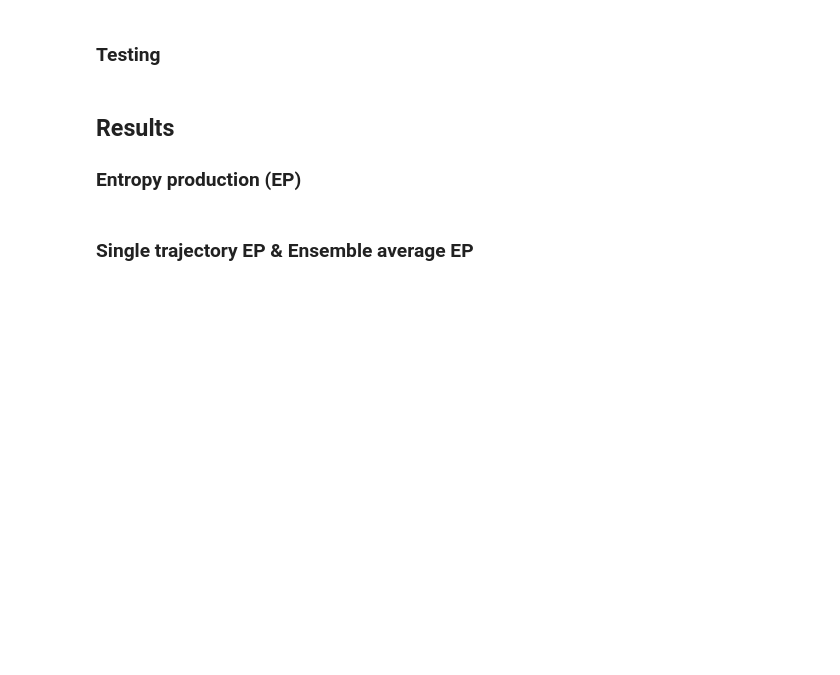
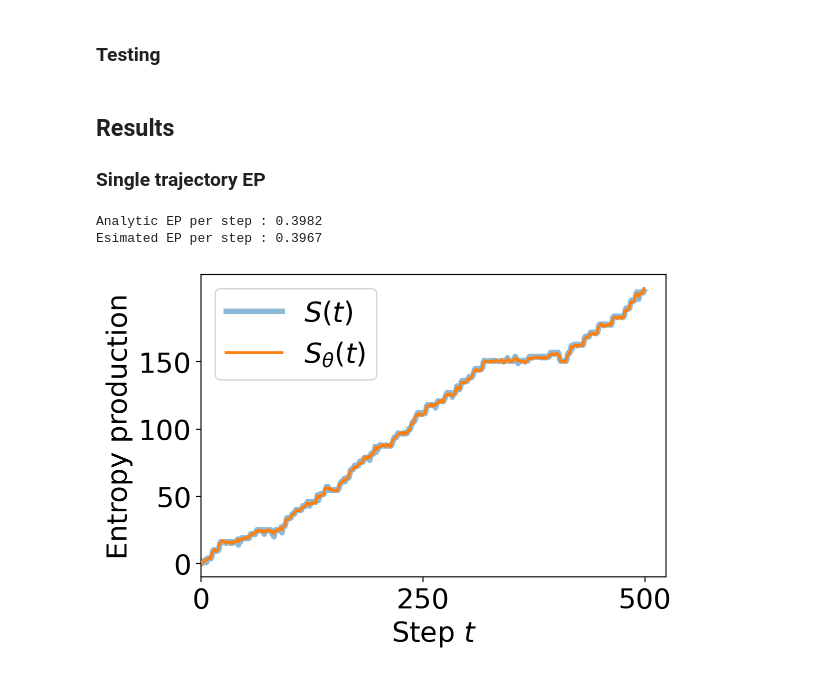
Before and after one commit to kdkyum/neep, a Jupyter notebook: notebooks/ratchet.ipynb, the cells around one changed output. Drawn from its saved outputs; the diff is of its cells as text; code cells hidden in the pictures; blank space fills up the shorter version.

```diff
--- a/notebooks/ratchet.ipynb
+++ b/notebooks/ratchet.ipynb
@@ -86,7 +88,8 @@ opt.device = 'cuda:0'
 opt.batch_size = 4096
 opt.test_batch_size = 50000
 opt.n_token = 6
-opt.n_hidden = 512
+opt.n_hidden = 128
+opt.n_layer = 2
 
 opt.lr = 0.0001
 opt.wd = 5e-5
@@ -124,8 +123,7 @@ optim = torch.optim.Adam(model.parameters(), opt.lr, weight_decay=opt.wd)
 train_sampler = CartesianSampler(opt.M, opt.L, opt.batch_size, device=opt.device)
 test_sampler = CartesianSampler(opt.M, opt.L, opt.test_batch_size, device=opt.device, train=False)
 
-# NEEP outputs before training begin
-preds_untrained, _ = validate(opt, model, test_trajs_t, test_sampler)
+opt.n_iter = 50000 # number of training iteration
 
-# Analytic EP
-ents = del_medium_etpy(test_trajs[:2], 1, 10) + del_shannon_etpy(test_trajs[:2], 1, 10)
+for i in tqdm(range(1, opt.n_iter + 1)):
+    train(opt, model, optim, trajs_t, train_sampler)
@@ -149,7 +130,2 @@ def plot_scatter(pred, ent):
-# %%
-opt.n_iter = 10000 # number of training iteration
-
-for i in tqdm(range(1, opt.n_iter + 1)):
-    train(opt, model, optim, trajs_t, train_sampler)
 # %% [markdown]
 ### Testing
@@ -161,5 +132,33 @@ ents = del_medium_etpy(test_trajs[:100], opt.Tc, opt.Th) + del_shannon_etpy(test
+# %%
+pred, _ = validate(opt, model, test_trajs_t, test_sampler)
+pred = pred.flatten()
+ent = analytic_etpy(test_trajs_t.numpy()[0, :, 0], opt.V)
+
+cum_pred = np.cumsum(pred)
+cum_ent = np.cumsum(ent)
 # %% [markdown]
 ## Results
-### Entropy production (EP)
+
+### Single trajectory EP
-# %% [markdown]
-### Single trajectory EP & Ensemble average EP
+# %%
+start = 0
+end = 500
+
+plt.figure(dpi=100)
+plt.plot(cum_ent[start:end], label=r"$S(t)$", lw=4.0, zorder=1, alpha=0.5)
+plt.plot(cum_pred[start:end], label='$S_\\theta(t)$', lw=2.0, zorder=10)
+plt.xticks([0, 250, 500], fontsize=20)
+plt.yticks([0, 50, 100, 150], fontsize=20)
+plt.xlim(0)
+
+plt.xlabel("Step $t$", fontsize=20)
+plt.ylabel("Entropy production", fontsize=20)
+plt.legend(fontsize=20)
+
+slope, _, _, _, _ = stats.linregress(range(len(cum_pred)), cum_pred)
+print("Analytic EP per step : %.4f" %ep_per_step(opt.V))
+print("Esimated EP per step : %.4f" %slope)
+# %% [output]
+Analytic EP per step : 0.3982
+Esimated EP per step : 0.3967
+[figure, added]
```
Also changed, not shown: parts of 5 cells of this notebook.
